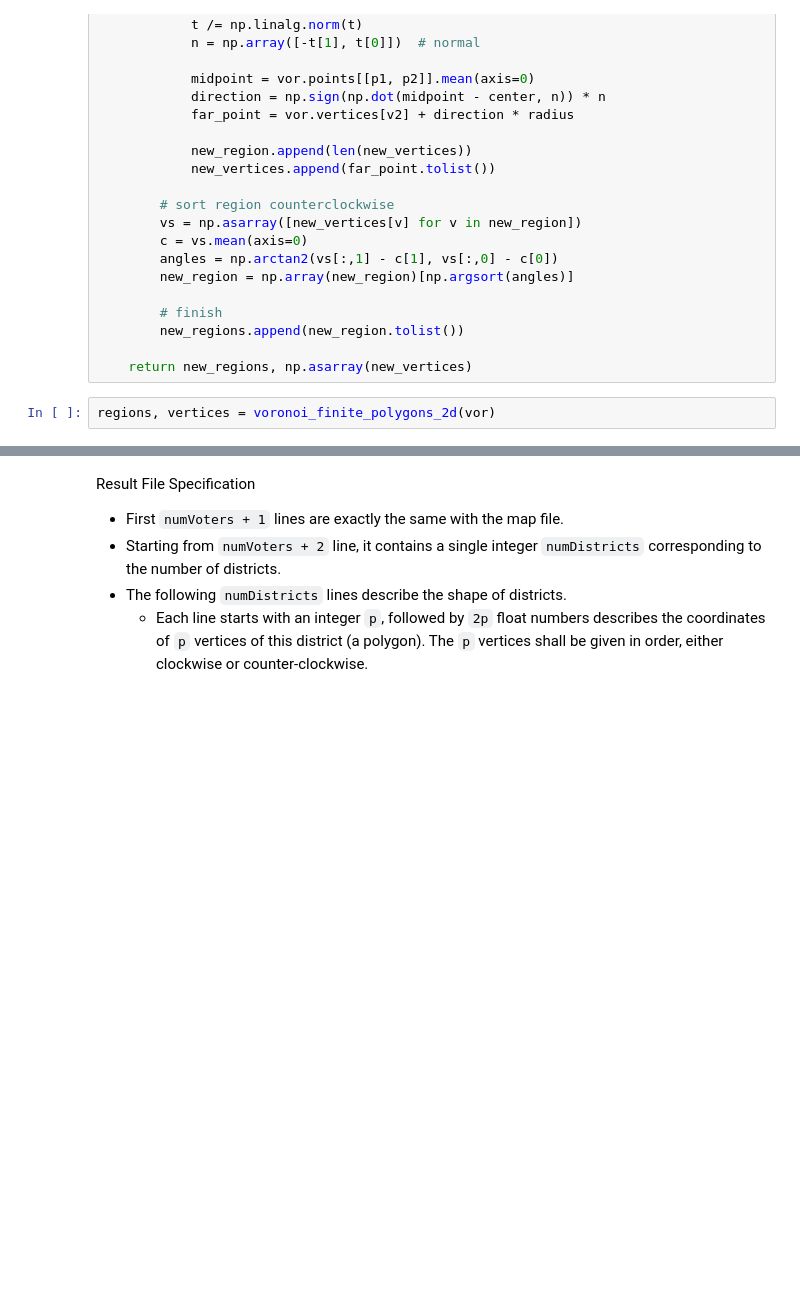
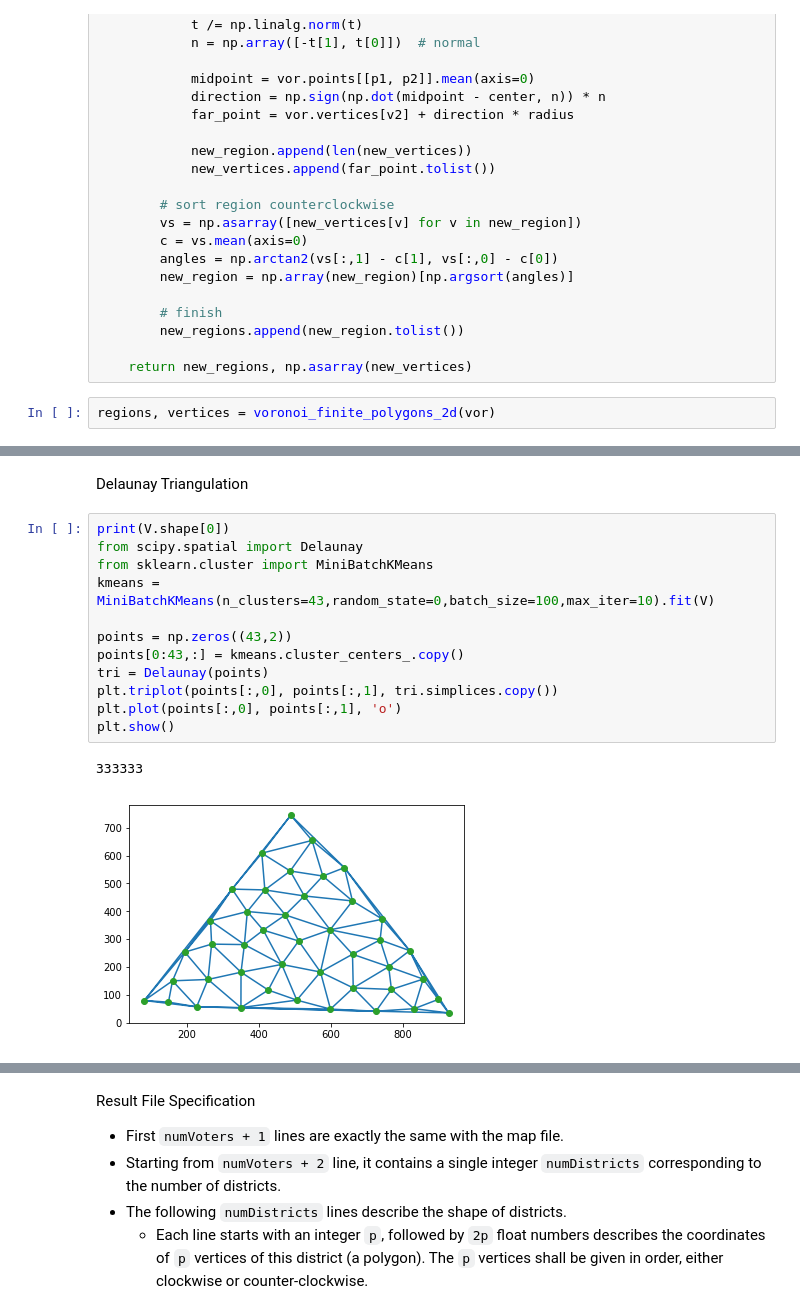
Before and after one commit to mrain/pps-election, a Jupyter notebook: election/g8/COMS4444-HW2-KMeans-Voronoi.ipynb, the cells around one changed output, grey strips where cells are left out. Drawn from its saved outputs; the diff is of its cells as text; blank space fills up the shorter version.

```diff
--- a/election/g8/COMS4444-HW2-KMeans-Voronoi.ipynb
+++ b/election/g8/COMS4444-HW2-KMeans-Voronoi.ipynb
@@ -175,0 +251,17 @@ plt.show()
+# %% [markdown]
+Delaunay Triangulation
+# %%
+print(V.shape[0])
+from scipy.spatial import Delaunay
+from sklearn.cluster import MiniBatchKMeans
+kmeans = MiniBatchKMeans(n_clusters=43,random_state=0,batch_size=100,max_iter=10).fit(V)
+
+points = np.zeros((43,2))
+points[0:43,:] = kmeans.cluster_centers_.copy()
+tri = Delaunay(points)
+plt.triplot(points[:,0], points[:,1], tri.simplices.copy())
+plt.plot(points[:,0], points[:,1], 'o')
+plt.show()
+# %% [output]
+333333
+[figure, added]
```
Also changed, not shown: parts of 16 cells of this notebook.
